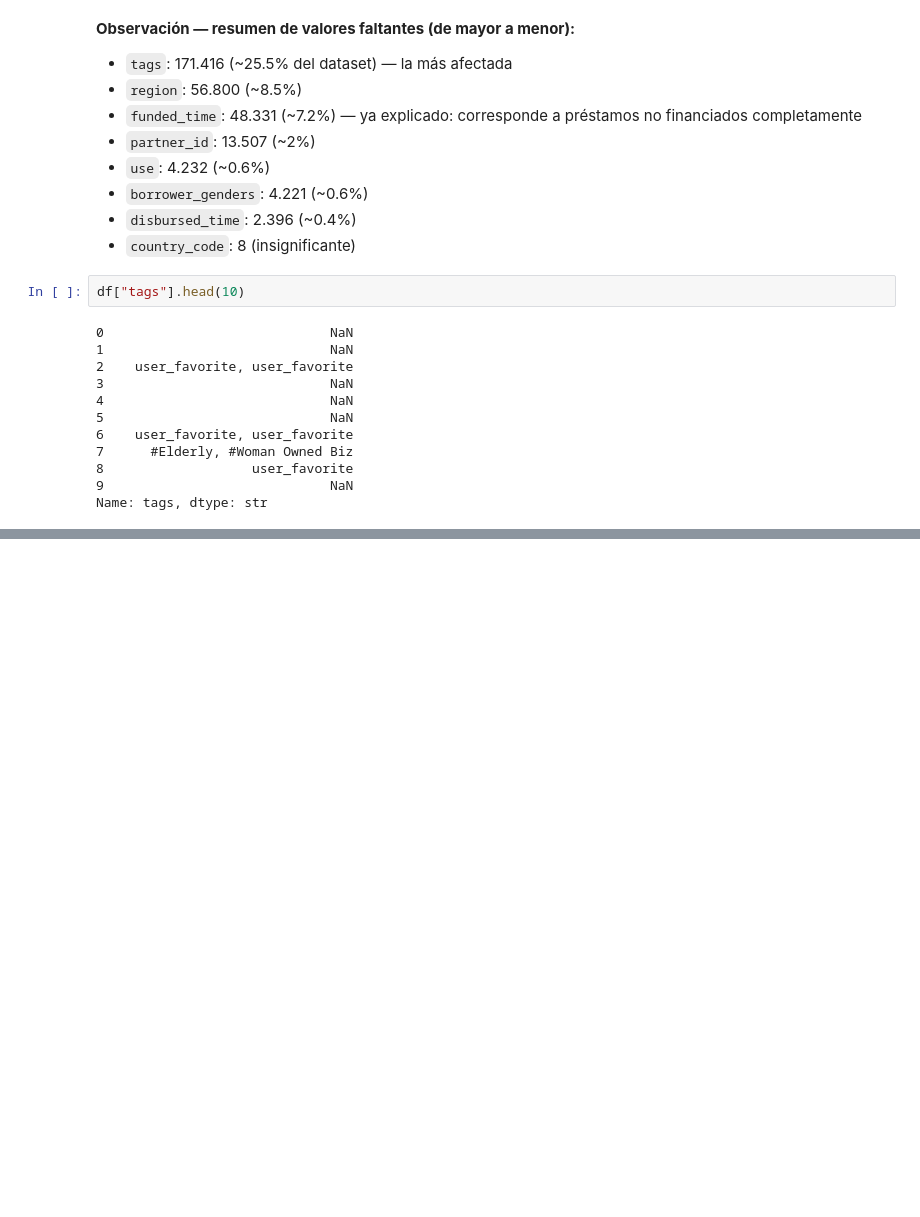
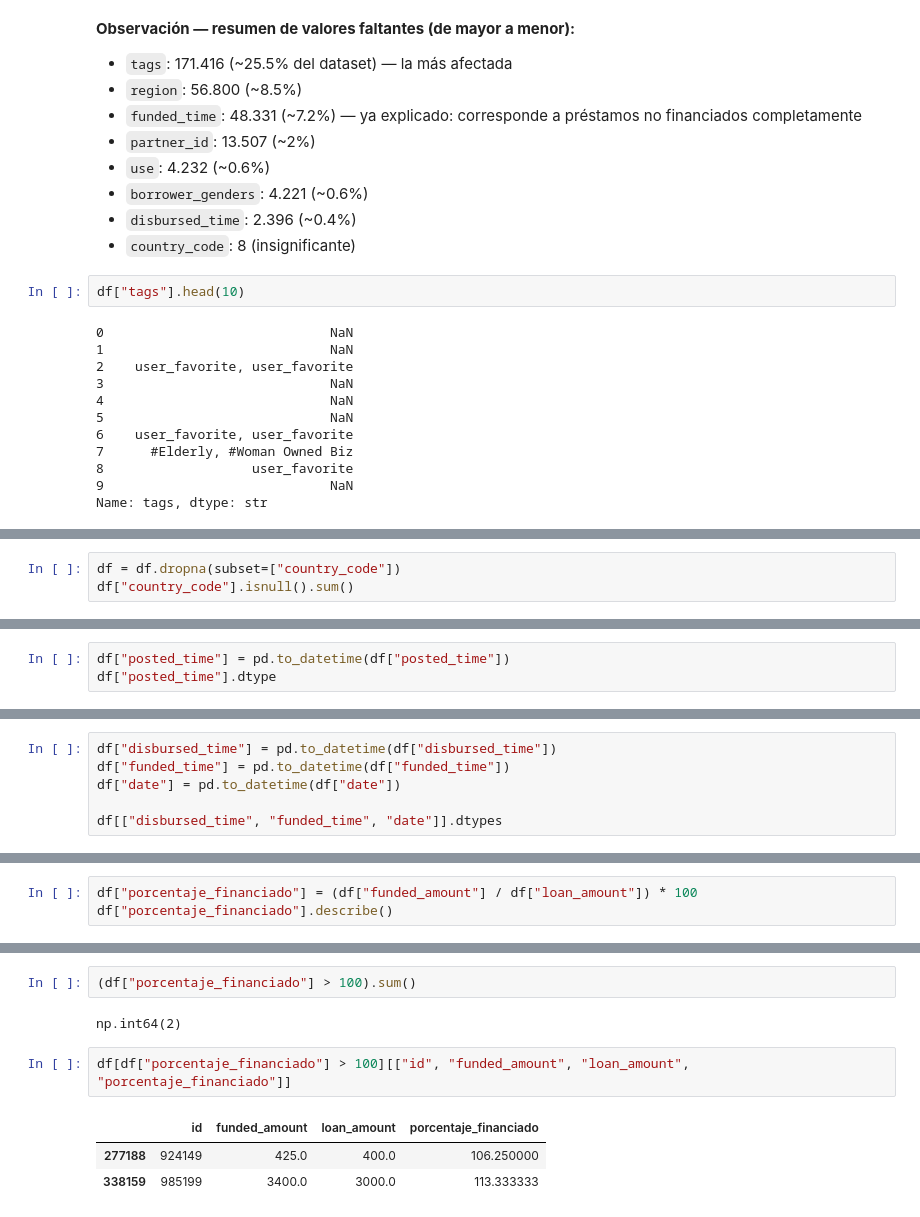
Before and after one commit to Bootcamp-DA-P3/Proyecto-2-Python-Ray-Franco, a Jupyter notebook: kiva_loans.ipynb, the cells around one changed output, grey strips where cells are left out. Saved outputs shown, nothing was run; the diff lists cells and outputs as text; blank space fills up the shorter version.

```diff
--- a/kiva_loans.ipynb
+++ b/kiva_loans.ipynb
@@ -140,0 +218,3 @@ Name: tags, dtype: str
+# %%
+df = df.dropna(subset=["country_code"])
+df["country_code"].isnull().sum()
@@ -140,0 +231,3 @@ Name: tags, dtype: str
+# %%
+df["posted_time"] = pd.to_datetime(df["posted_time"])
+df["posted_time"].dtype
@@ -140,0 +238,6 @@ Name: tags, dtype: str
+# %%
+df["disbursed_time"] = pd.to_datetime(df["disbursed_time"])
+df["funded_time"] = pd.to_datetime(df["funded_time"])
+df["date"] = pd.to_datetime(df["date"])
+
+df[["disbursed_time", "funded_time", "date"]].dtypes
@@ -140,0 +319,3 @@ Name: tags, dtype: str
+# %%
+df["porcentaje_financiado"] = (df["funded_amount"] / df["loan_amount"]) * 100
+df["porcentaje_financiado"].describe()
@@ -140,0 +332,10 @@ Name: tags, dtype: str
+# %%
+(df["porcentaje_financiado"] > 100).sum()
+# %% [output]
+np.int64(2)
+# %%
+df[df["porcentaje_financiado"] > 100][["id", "funded_amount", "loan_amount", "porcentaje_financiado"]]
+# %% [output]
+|  | id | funded_amount | loan_amount | porcentaje_financiado |
+| 277188 | 924149 | 425.0 | 400.0 | 106.250000 |
+| 338159 | 985199 | 3400.0 | 3000.0 | 113.333333 |
```
Also changed, not shown: parts of 53 cells of this notebook, 2 other files.
